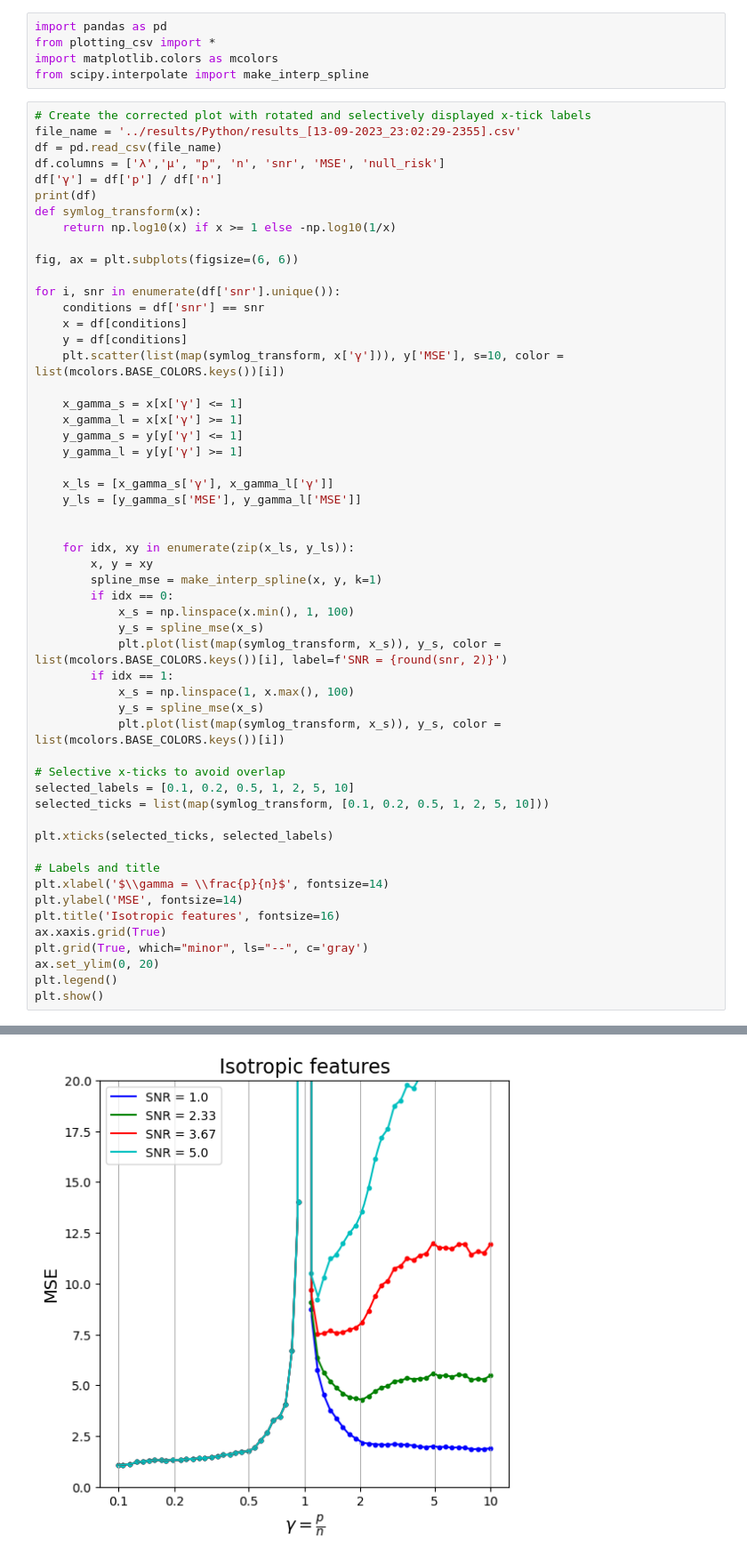
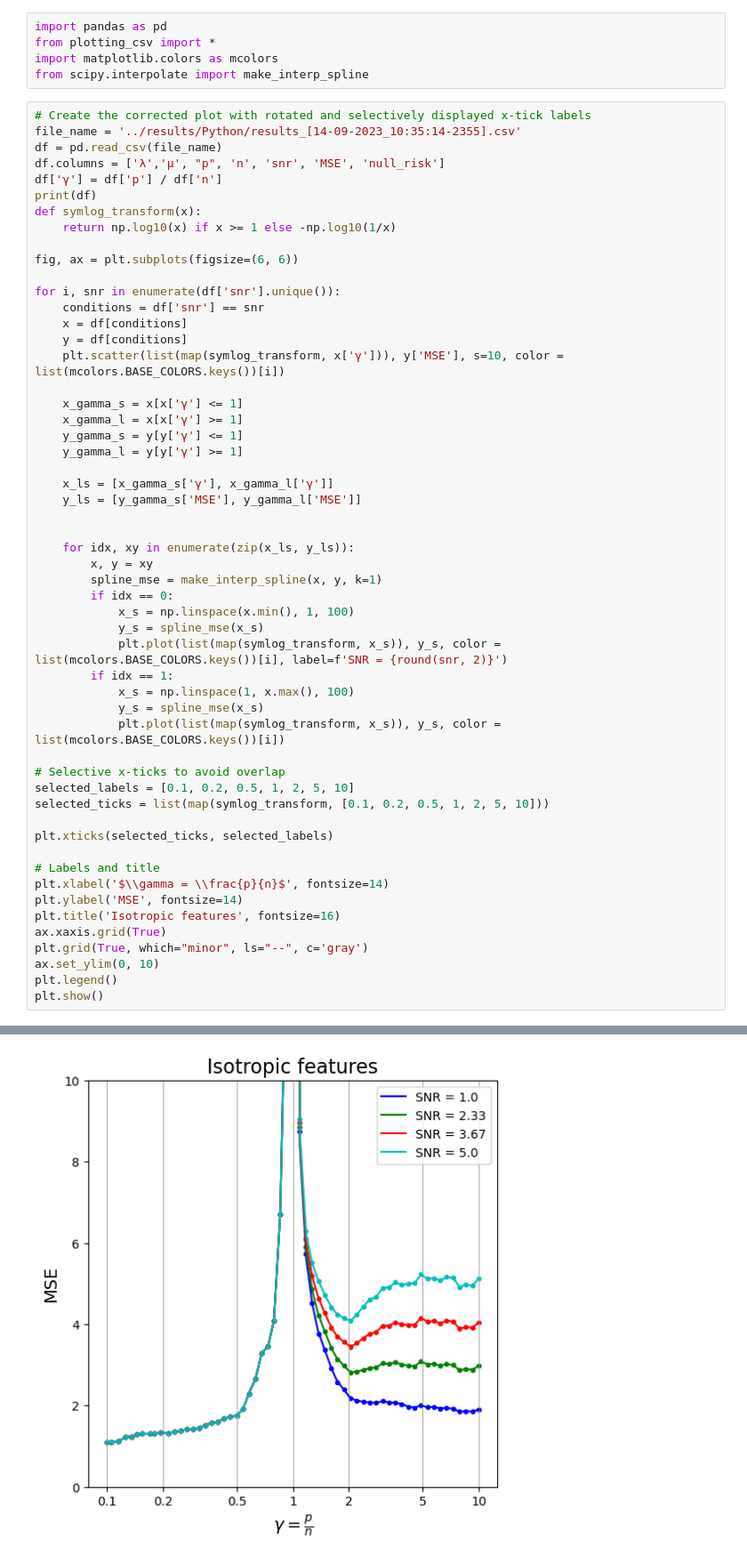
Before and after one commit to HumphreyYang/benign-overfitting, a Jupyter notebook: visualization/Figure1.ipynb, the cells around one changed output, grey strips where cells are left out. Shown at 89% size. Saved outputs shown, nothing was run; the diff lists cells and outputs as text.

```diff
--- a/visualization/Figure1.ipynb
+++ b/visualization/Figure1.ipynb
@@ -5,7 +5,7 @@ import matplotlib.colors as mcolors
 from scipy.interpolate import make_interp_spline
 # %%
 # Create the corrected plot with rotated and selectively displayed x-tick labels
-file_name = '../results/Python/results_[13-09-2023_23:02:29-2355].csv'
+file_name = '../results/Python/results_[14-09-2023_10:35:14-2355].csv'
 df = pd.read_csv(file_name)
 df.columns = ['λ','μ', "p", 'n', 'snr', 'MSE', 'null_risk']
 df['γ'] = df['p'] / df['n']
@@ -54,7 +54,7 @@ plt.ylabel('MSE', fontsize=14)
 plt.title('Isotropic features', fontsize=16)
 ax.xaxis.grid(True)
 plt.grid(True, which="minor", ls="--", c='gray')
-ax.set_ylim(0, 20)
+ax.set_ylim(0, 10)
 plt.legend()
 plt.show()
 # %% [output]
@@ -73,3 +73,3 @@ plt.show()
 
 [240 rows x 8 columns]
-[figure, old version]
+[figure, new version]
```
Also changed, not shown: parts of 1 cell of this notebook, 3 other files.
